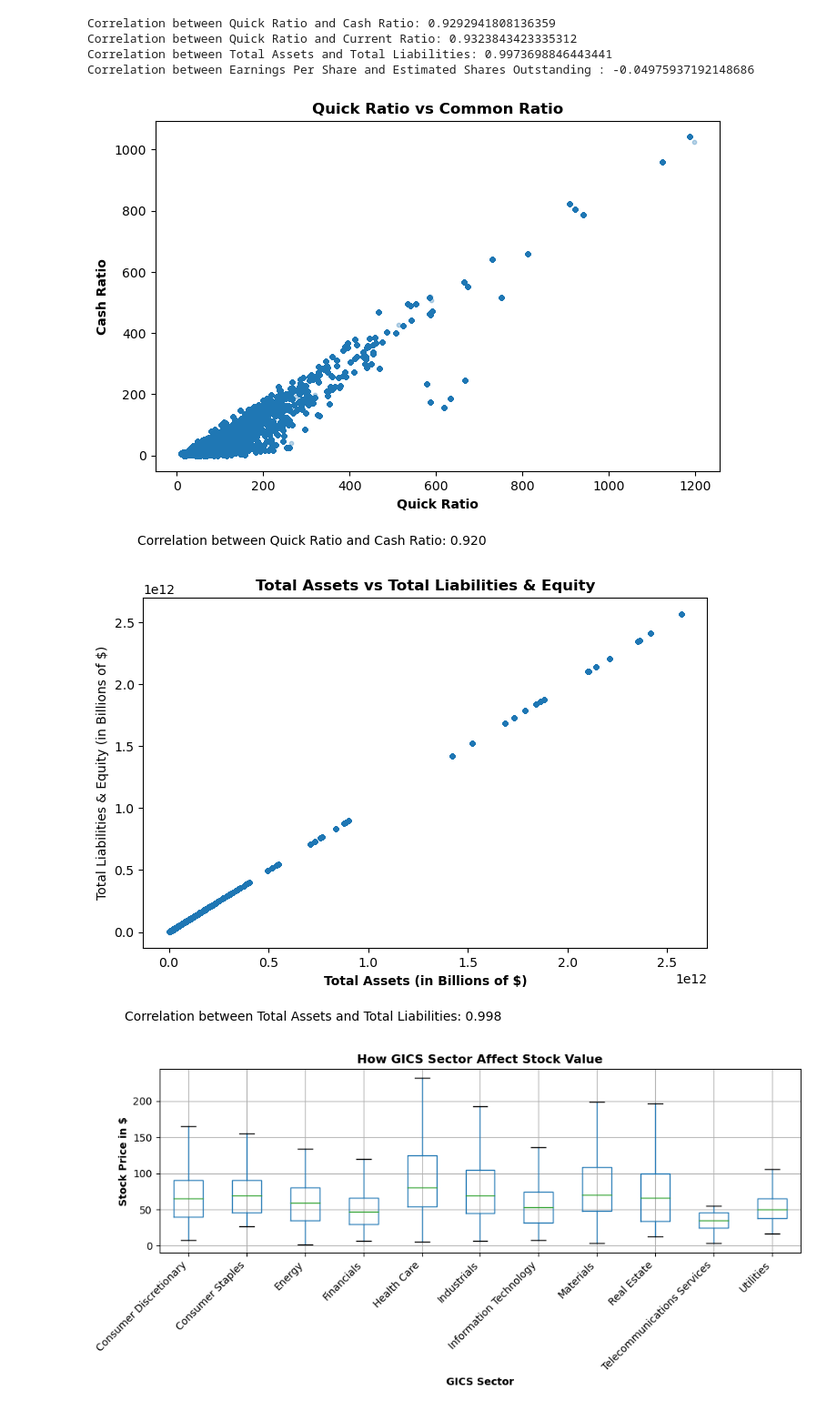
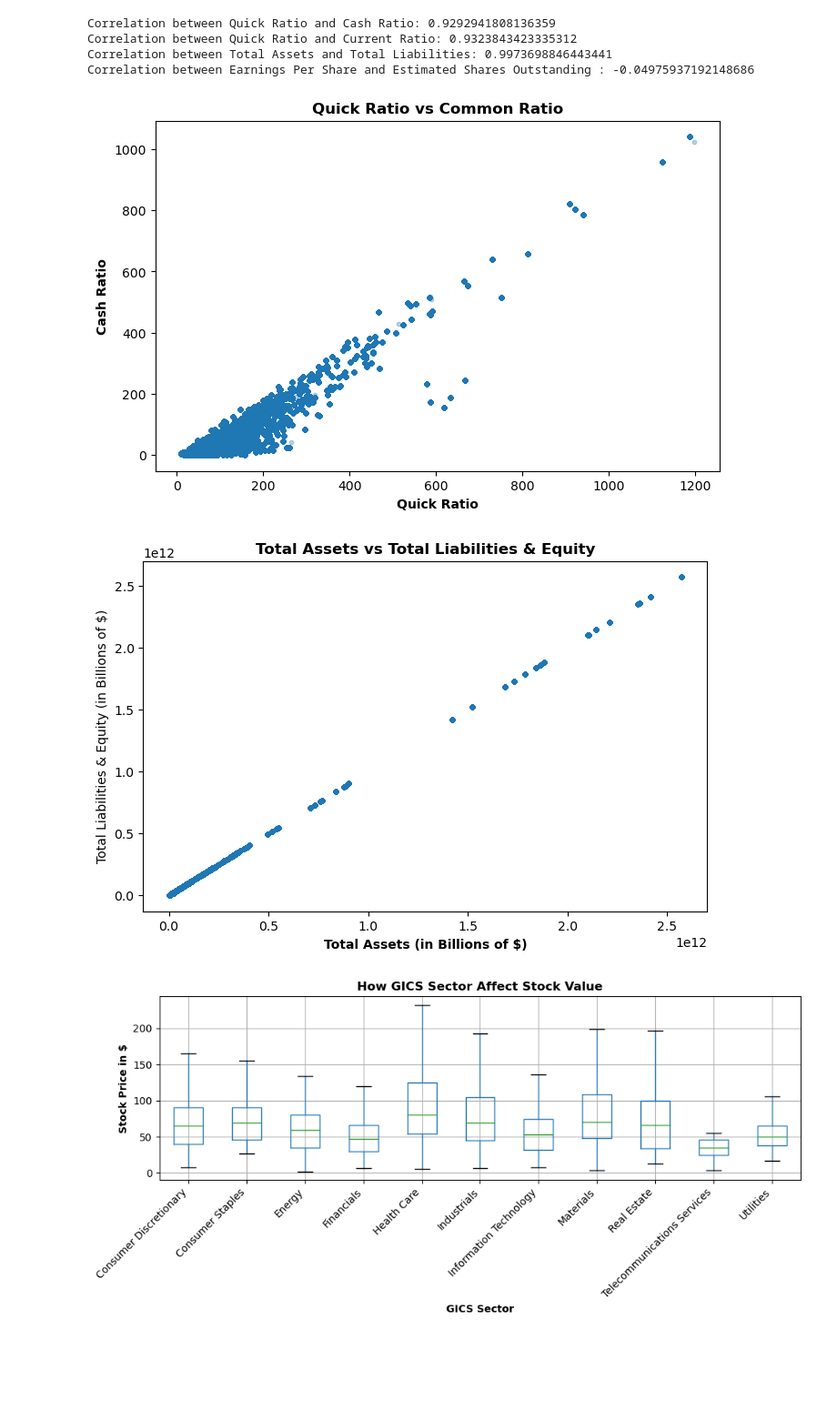
Before and after one commit to chistefano/Final_DATA1030, a Jupyter notebook: src/Final.ipynb, the cells around one changed output. Shown at 91% size. Drawn from its saved outputs; the diff is of its cells as text; code cells hidden in the pictures; blank space fills up the shorter version.

```diff
--- a/src/Final.ipynb
+++ b/src/Final.ipynb
@@ -345,27 +340,23 @@ Correlation between Earnings Per Share and Estimated Shares Outstanding : -0.049
 # %%
 #Plotting some highly correlated variables to show the correlation between them.
 df.plot.scatter('Quick Ratio','Cash Ratio',figsize=(8,5),alpha=0.3,s=10)
 plt.title('Quick Ratio vs Common Ratio',weight='bold')
 plt.xlabel('Quick Ratio',weight='bold')
 plt.ylabel('Cash Ratio',weight='bold')
-caption = "Correlation between Quick Ratio and Cash Ratio: 0.920"
-plt.figtext(0.1,-0.05, caption, fontsize=10)
 plt.savefig('/Users/stefano/Desktop/DATA1030/FinalProject/Figures/QuickvsCommonTable.png', dpi=300)
 plt.show()
 # %% [output]
-[figure, old version]
+[figure, new version]
 # %%
 #Ploting Total Assets vs Total Equity and Total Liabilities as they are strongly correlated
 df.plot.scatter('Total Assets','Total Liabilities & Equity',figsize=(8,5),alpha=0.3,s=10)
 plt.title('Total Assets vs Total Liabilities & Equity', weight='bold',)
 plt.xlabel('Total Assets (in Billions of $)',weight='bold')
 plt.ylabel('Total Liabilities & Equity (in Billions of $)')
-caption = "Correlation between Total Assets and Total Liabilities: 0.998"
-plt.figtext(0.1,-0.05, caption, fontsize=10)
 plt.savefig('/Users/stefano/Desktop/DATA1030/FinalProject/Figures/AssetsvsLiabilities.png', dpi=300)
 plt.show()
 # %% [output]
-[figure, old version]
+[figure, new version]
 # %%
 #Plotting our prices per sector on a boxplot.
 df[['GICS Sector','close']].boxplot(by='GICS Sector',figsize=(10,5),showfliers=False)
```
Also changed, not shown: parts of 35 cells of this notebook.
